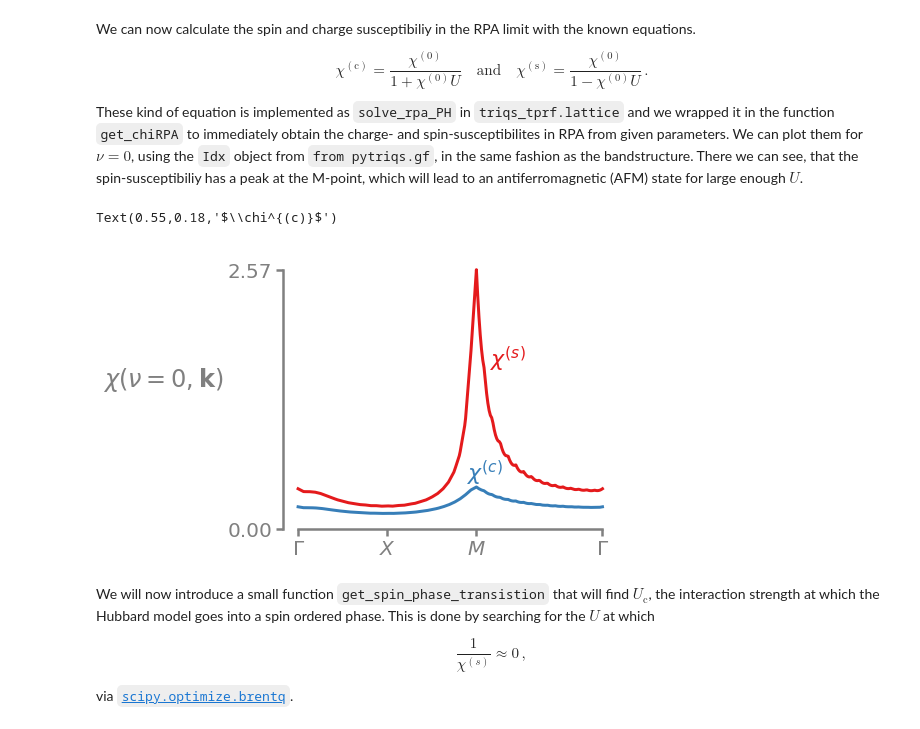
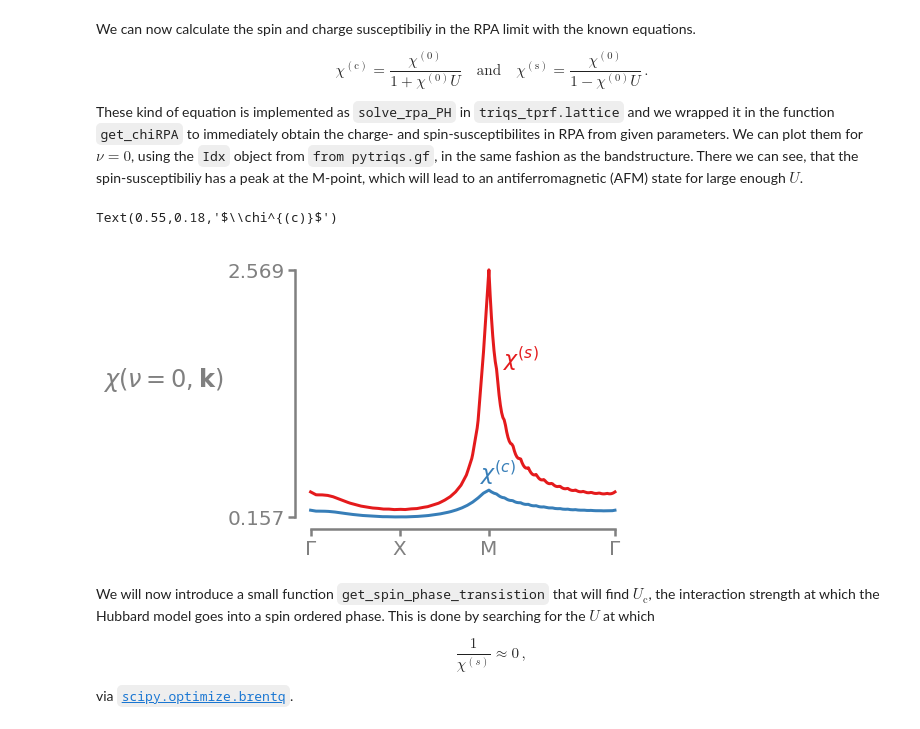
Before and after one commit to TRIQS/tprf, a Jupyter notebook: benchmark/eliashberg/particle_hole_transformation/PHT_Hubbard_Model.ipynb, the cells around one changed output. Drawn from its saved outputs; the diff is of its cells as text; code cells hidden in the pictures.

```diff
--- a/doc/user_guide/PHT_Hubbard_Model.ipynb
+++ b/benchmark/eliashberg/particle_hole_transformation/PHT_Hubbard_Model.ipynb
@@ -5,7 +5,7 @@ import numpy as np
 
 from pytriqs.plot.mpl_interface import plt
 # %%
-plt.style.use('./notebook.mplstyle')
+plt.style.use('../../../doc/user_guide/notebook.mplstyle')
 # %% [markdown]
 # Using the (semi) particle-hole transformation on the Hubbard model on a square lattice
 # %% [markdown]
@@ -71,39 +83,17 @@ e_k = H.on_mesh_brillouin_zone(n_k=(hubbard.nk, hubbard.nk, 1))
 # %%
 from matplotlib import gridspec
-from scipy.stats import gaussian_kde
-from plotting_tools import bsplot
+from triqs_tprf.plotting_tools import bsplot, dosplot
 
 gs = gridspec.GridSpec(1, 2, width_ratios=[3, 1])
-gs.update(wspace=0.025, hspace=0.05)
+gs.update(wspace=0.2, hspace=0.05)
 
 # -- Bandstructure
 ax_bs = plt.subplot(gs[0])
-
-lower_limit = np.min(e_k.data.real)
-upper_limit = np.max(e_k.data.real)
-
-path = 'G-X-M-G'
 ax_bs.bsplot(e_k, path)
-
-ax_bs.spines['left'].set_bounds(lower_limit, upper_limit)
-ax_bs.spines['bottom'].set_bounds(ax_bs.get_xticks()[0], ax_bs.get_xticks()[-1])
-
 ax_bs.set_ylabel('$\epsilon(\mathbf{k})$', rotation=0, ha='right')
 
 # -- Density of states
 ax_dos = plt.subplot(gs[1])
-
-dos = gaussian_kde(e_k.data[:,0,0].real)
-xs = np.linspace(lower_limit, upper_limit , 500)
-dos.covariance_factor = lambda : .1
-dos._compute_covariance()
-
-ax_dos.plot(dos(xs).real, xs)
-ax_dos.fill_betweenx(xs, dos(xs).real, [0]*len(xs), alpha=0.25)
+ax_dos.dosplot(e_k)
 ax_dos.set_xlabel('DOS')
-
-ax_dos.set_yticklabels([''])
-ax_dos.set_xticks([])
-
-ax_dos.spines['left'].set_bounds(lower_limit, upper_limit)
 # %% [output]
@@ -130,7 +121,7 @@ def get_chi0(p, e_k=None):
     """Return the non-interaction susceptibility for model parameters in a ParameterCollection
     """
     if not e_k:
-        H = SquareLattice(**p)
+        H = create_square_lattice(**p)
         e_k = H.on_mesh_brillouin_zone(n_k=(p.nk, p.nk, 1))
 
     wmesh = MeshImFreq(beta=temperature_to_beta(p.T), S='Fermion', n_max=p.nw)
@@ -194,27 +185,17 @@ chi_c_wk, chi_s_wk = get_chiRPA(hubbard, chi0_wk)
 # %%
 from pytriqs.gf import Idx
 
-fig = plt.figure()
-
-ax_bs = fig.add_subplot(111)
+ax_bs = plt.subplot(111)
 
 ax_bs.bsplot(chi_s_wk[Idx(0), :], path)
 ax_bs.bsplot(chi_c_wk[Idx(0), :], path)
 
-lower_limit = np.round(np.min(chi_s_wk.data.real), 2)
-upper_limit = np.round(np.max(chi_s_wk.data.real), 2)
-
-ax_bs.set_yticks([lower_limit, upper_limit])
-
-ax_bs.spines['left'].set_bounds(lower_limit, upper_limit)
-ax_bs.spines['bottom'].set_bounds(ax_bs.get_xticks()[0], ax_bs.get_xticks()[-1])
-
 ax_bs.set_ylabel(r'$\chi(\nu=0, \mathbf{k})$', rotation=0, ha='right')
 ax_bs.text(0.62, 0.6, "$\chi^{(s)}$", transform = ax_bs.transAxes, size=22, color='C0')
 ax_bs.text(0.55, 0.18, "$\chi^{(c)}$", transform = ax_bs.transAxes, size=22, color='C1')
 # %% [output]
 Text(0.55,0.18,'$\\chi^{(c)}$')
-[figure, old version]
+[figure, new version]
 # %% [markdown]
 We will now introduce a small function `get_spin_phase_transistion` that will find $U_\mathrm{c}$, the interaction strength at which the Hubbard model goes into a spin ordered phase.
 This is done by searching for the $U$ at which
```
Also changed, not shown: parts of 14 cells of this notebook, 3 other files.
